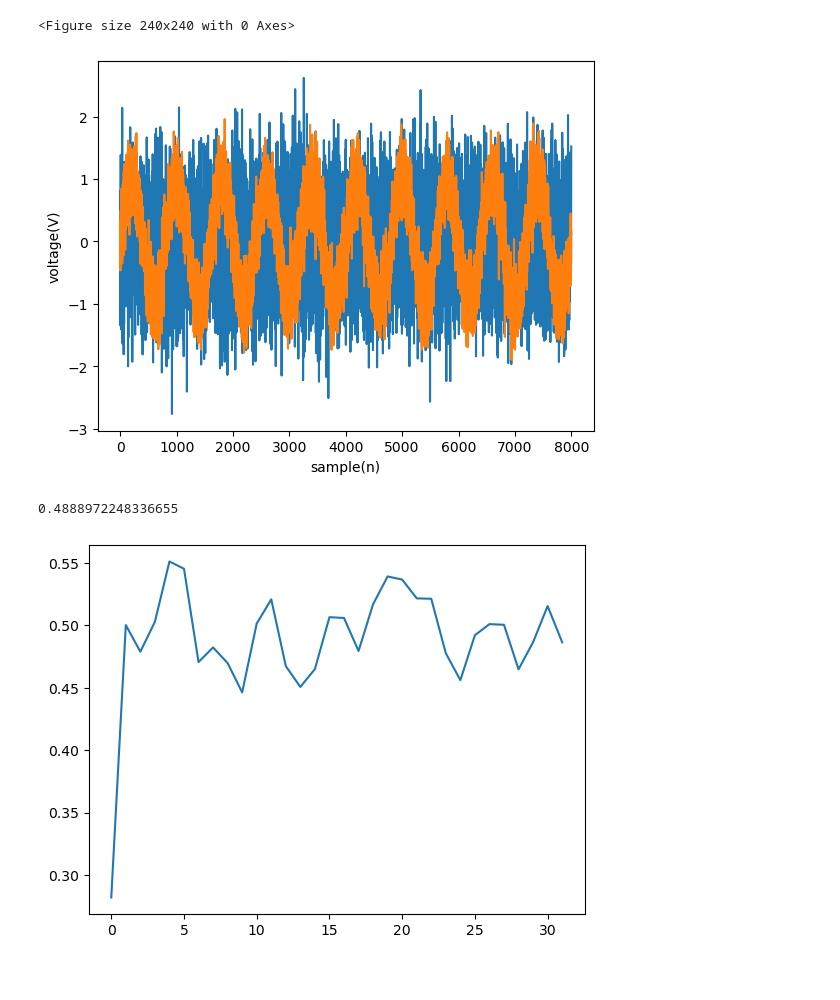
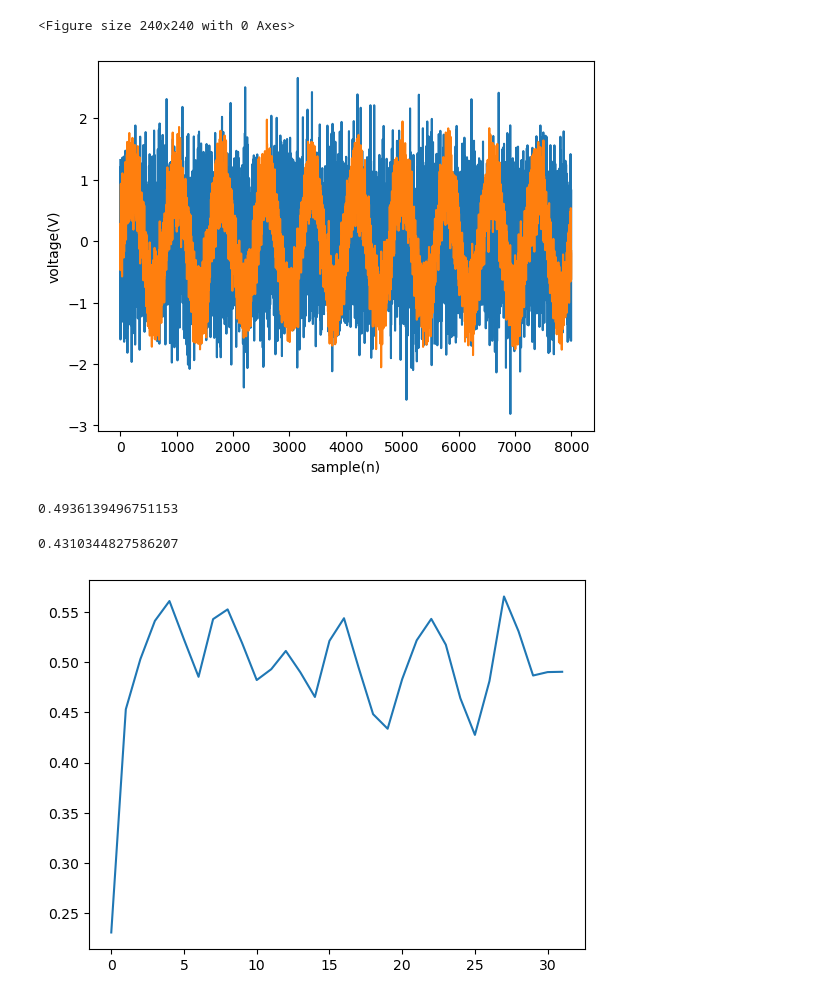
Before and after one commit to Davidjames9610/ubm, a Jupyter notebook: classifiers/fhmm/development/1_sine_wave_fhmm.ipynb, the cells around one changed output. Saved outputs shown, nothing was run; the diff lists cells and outputs as text; code cells hidden in the pictures.

```diff
--- a/classifiers/fhmm/development/1_sine_wave_fhmm.ipynb
+++ b/classifiers/fhmm/development/1_sine_wave_fhmm.ipynb
@@ -26,33 +78,35 @@ figure(figsize=(4, 4), dpi=60)
 # %%
 Fs = 8000
 f1 = 20 # hz
 f2 = 2000
 sample = 8000
 x = np.arange(sample)
 n1 = np.random.normal(0, np.sqrt(0.1), sample)
 n2 = np.random.normal(0, np.sqrt(0.5), sample)
-n3 = np.random.normal(0, np.sqrt(1), sample)
+n3 = np.random.normal(0, np.sqrt(0.58), sample)
 s1 = np.sin(np.pi * f1 * x / Fs) + n1
 s2 = n2
 plt.plot(x, s2)
 plt.plot(x, s1)
 # plt.plot(x, noise)
 plt.xlabel('sample(n)')
 plt.ylabel('voltage(V)')
 plt.show()
 # %% [output]
-[figure, old version]
+[figure, new version]
 # %%
 # snr before normalisation
 ap = utils.periodic_power(s2, 500, 250)
 plt.plot(ap)
 print(np.mean(ap))
-s1_ap = 0.5
-s2_ap = 1
-# snr = s1_ap / s2_ap
+s1_ap = 0.58
+s2_ap = 0.25
+snr = 1 / (s1_ap / s2_ap)
+snr
 # %% [output]
-0.4888972248336655
+0.4936139496751153
+0.4310344827586207
-[figure, old version]
+[figure, new version]
 # %%
 # import librosa
 # s1_og = s1
```
Also changed, not shown: parts of 12 cells of this notebook, 6 other files.
